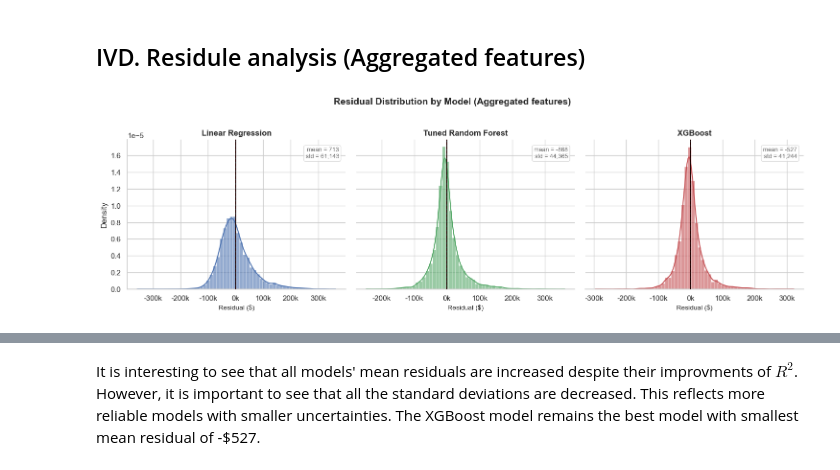
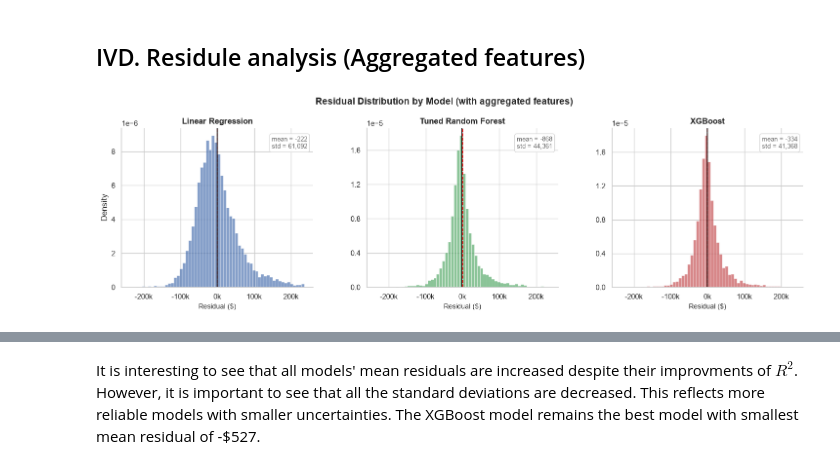
Before and after one commit to natwonglakhon/House_price_modelling, a Jupyter notebook: California_Housing.ipynb, the cells around one changed output, grey strips where cells are left out. Drawn from its saved outputs; the diff is of its cells as text; code cells hidden in the pictures.

```diff
--- a/California_Housing.ipynb
+++ b/California_Housing.ipynb
@@ -1072,49 +1179,93 @@ It is clear to me that the distance from the coast is really important in predic
 # %%
 residuals_LR_agg = y_test_agg - y_pred_sgd_agg # Linear regression model
 residuals_RF_agg = y_test_agg - y_pred_rf_agg # Tuned random forest model
 residuals_XG_agg = y_test_agg - y_pred_xgb_agg # XGBoost
 
 sns.set_theme(style="whitegrid", context="notebook")
+os.makedirs("images", exist_ok=True)
+plt.close("all")
 
-fig, ax = plt.subplots(1, 3, figsize=(15, 4.5), sharey=True)
-plt.subplots_adjust(wspace=0.08)
-
-datasets = [
+datasets_raw = [
     (residuals_LR_agg, "Linear Regression", "#4C72B0"),
     (residuals_RF_agg, "Tuned Random Forest", "#55A868"),
     (residuals_XG_agg, "XGBoost", "#C44E52"),
 ]
 
+datasets = []
+for resid, label, color in datasets_raw:
+    resid = np.asarray(resid, dtype="float64").ravel()
+    resid = resid[np.isfinite(resid)]
+    datasets.append((resid, label, color))
+
+# Use a central range so the plot does not get crushed by extreme residuals
+x_limit = max(np.percentile(np.abs(resid), 99.5) for resid, _, _ in datasets)
+bins = np.linspace(-x_limit, x_limit, 61)
+
+fig, ax = plt.subplots(1, 3, figsize=(15, 4.8), sharey=False)
+
 for i, (resid, label, color) in enumerate(datasets):
-    sns.histplot(
-        resid, bins=60, kde=True, ax=ax[i],
-        color=color, edgecolor="white", linewidth=0.3,
-        stat="density", alpha=0.6
+    plot_resid = resid[(resid >= -x_limit) & (resid <= x_limit)]
+
+    ax[i].hist(
+        plot_resid,
+        bins=bins,
+        density=True,
+        color=color,
+        alpha=0.68,
+        edgecolor="white",
+        linewidth=0.4
     )
-    ax[i].axvline(0, color="red", linestyle="--", linewidth=1.2, zorder=3)
+
     mean_r = resid.mean()
-    ax[i].axvline(mean_r, color="black", linestyle="-", linewidth=1.2, zorder=3)
+    std_r = resid.std()
+
+    ax[i].axvline(0, color="red", linestyle="--", linewidth=1.2)
+    ax[i].axvline(mean_r, color="black", linestyle="-", linewidth=1.2)
 
     ax[i].set_title(label, fontsize=12, weight="bold")
     ax[i].set_xlabel("Residual ($)", fontsize=10)
     ax[i].set_ylabel("Density" if i == 0 else "")
-    ax[i].xaxis.set_major_formatter(plt.FuncFormatter(lambda x, _: f"{x/1000:.0f}k"))
 
-    stats_text = f"mean = {mean_r:,.0f}\nstd = {resid.std():,.0f}"
-    ax[i].text(0.97, 0.95, stats_text, transform=ax[i].transAxes,
-               ha="right", va="top", fontsize=9, color="dimgray",
-               bbox=dict(boxstyle="round", facecolor="white", edgecolor="lightgray", alpha=0.8))
+    ax[i].xaxis.set_major_formatter(
+        mticker.FuncFormatter(lambda x, _: f"{x/1000:.0f}k")
+    )
+    ax[i].yaxis.set_major_locator(mticker.MaxNLocator(5))
 
-    sns.despine(ax=ax[i], left=(i != 0))
+    stats_text = (
+        f"mean = {mean_r:,.0f}\n"
+        f"std = {std_r:,.0f}"
+    )
 
-fig.suptitle("Residual Distribution by Model (Aggregated features)", fontsize=14, weight="bold", y=1.03)
+    ax[i].text(
+        0.97,
+        0.95,
+        stats_text,
+        transform=ax[i].transAxes,
+        ha="right",
+        va="top",
+        fontsize=9,
+        color="dimgray",
+        bbox=dict(
+            boxstyle="round,pad=0.35",
+            facecolor="white",
+            edgecolor="lightgray",
+            alpha=0.9
+        )
+    )
 
-plt.tight_layout()
-plt.savefig("images/residual_distribution_agg.png", dpi=300, bbox_inches="tight")
+    sns.despine(ax=ax[i])
+
+fig.suptitle("Residual Distribution by Model (with aggregated features)", fontsize=14, weight="bold", y=0.97)
+fig.subplots_adjust(left=0.06, right=0.99, bottom=0.16, top=0.84, wspace=0.28)
+
+fig.savefig("images/residual_distribution_agg.png", dpi=300)
 plt.show()
 
 for name, resid in [("LR", residuals_LR_agg), ("RF", residuals_RF_agg), ("XG", residuals_XG_agg)]:
+    resid = np.asarray(resid, dtype="float64").ravel()
+    resid = resid[np.isfinite(resid)]
+
     print(f"Mean residual ({name}): {resid.mean():.1f}")
     print(f"Std of residuals ({name}): {resid.std():.1f}")
 # %% [output]
-[figure, old version]
+[figure, new version]
```
Also changed, not shown: parts of 26 cells of this notebook, 14 other files.
